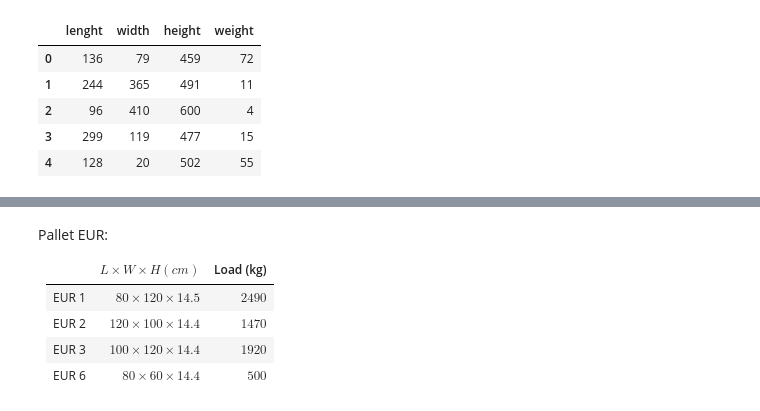
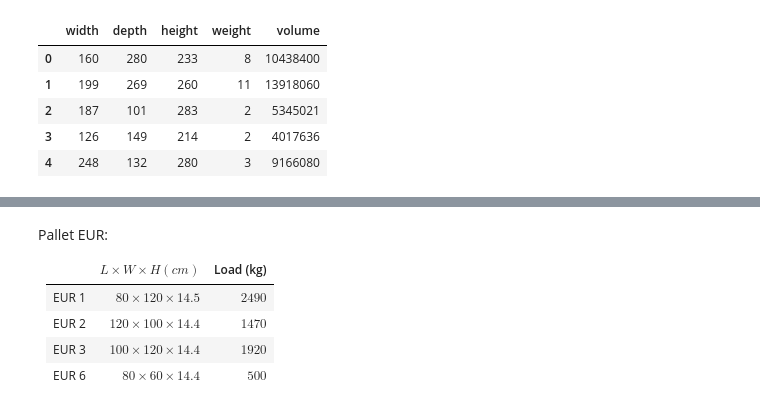
Before and after one commit to Wadaboa/3d-bpp, a Jupyter notebook: baseline.ipynb, the cells around one changed output, grey strips where cells are left out. Saved outputs shown, nothing was run; the diff lists cells and outputs as text; code cells hidden in the pictures.

```diff
--- a/baseline.ipynb
+++ b/baseline.ipynb
@@ -21,17 +28,21 @@ np.random.seed(config.RANDOM_SEED)
 # %%
 product_dataset = dataset.ProductDataset(
     "data/products.pkl",
-    config.num_products,
-    config.pallet_lenght,
-    config.pallet_width,
-    config.max_product_height,
-    config.pallet_load
+    config.NUM_PRODUCTS,
+    config.MIN_PRODUCT_WIDTH,
+    config.MAX_PRODUCT_WIDTH,
+    config.MIN_PRODUCT_DEPTH,
+    config.MAX_PRODUCT_DEPTH,
+    config.MIN_PRODUCT_HEIGHT,
+    config.MAX_PRODUCT_HEIGHT,
+    config.MIN_PRODUCT_WEIGHT,
+    config.MAX_PRODUCT_WEIGHT,
 )
 product_dataset.products.head()
 # %% [output]
-|  | lenght | width | height | weight |
-| 0 | 136 | 79 | 459 | 72 |
-| 1 | 244 | 365 | 491 | 11 |
-| 2 | 96 | 410 | 600 | 4 |
-| 3 | 299 | 119 | 477 | 15 |
-| 4 | 128 | 20 | 502 | 55 |
+|  | width | depth | height | weight | volume |
+| 0 | 160 | 280 | 233 | 8 | 10438400 |
+| 1 | 199 | 269 | 260 | 11 | 13918060 |
+| 2 | 187 | 101 | 283 | 2 | 5345021 |
+| 3 | 126 | 149 | 214 | 2 | 4017636 |
+| 4 | 248 | 132 | 280 | 3 | 9166080 |
```
Also changed, not shown: parts of 4 cells of this notebook, 8 other files.
